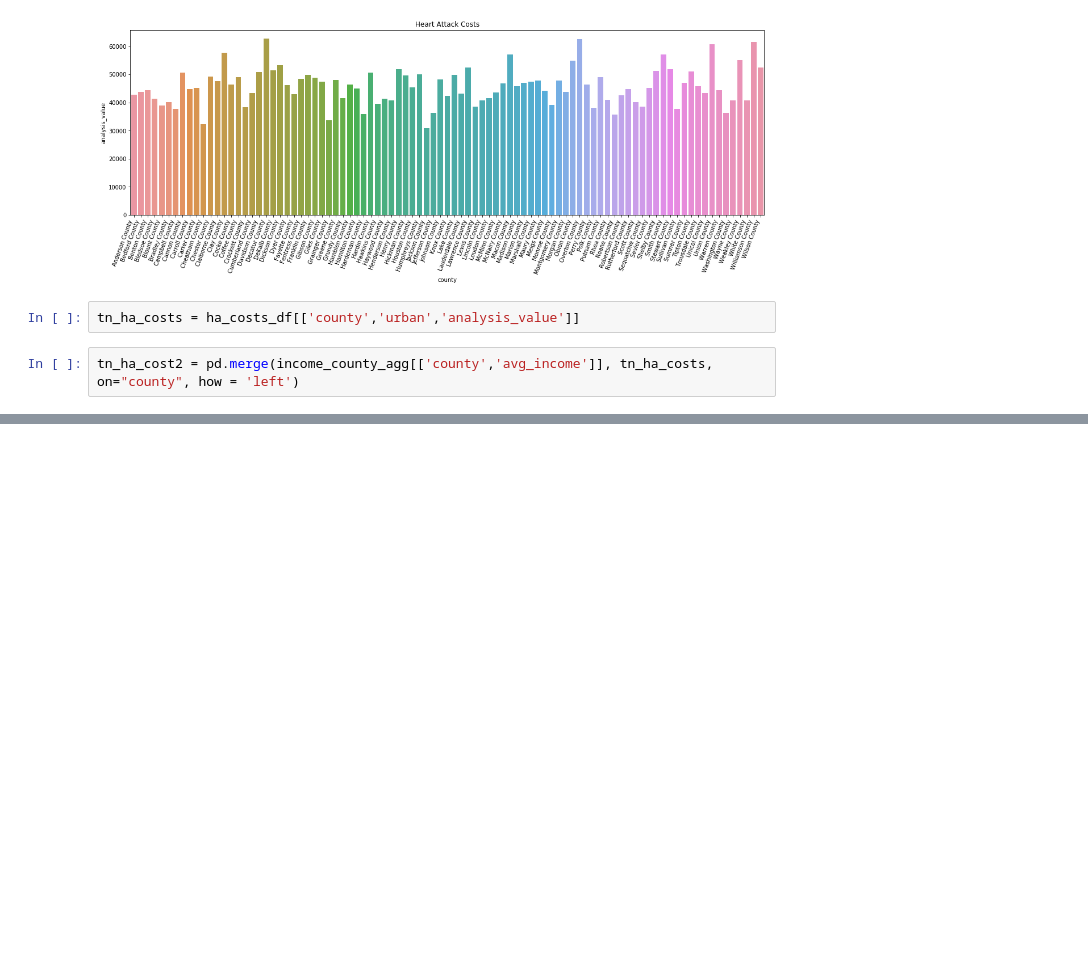
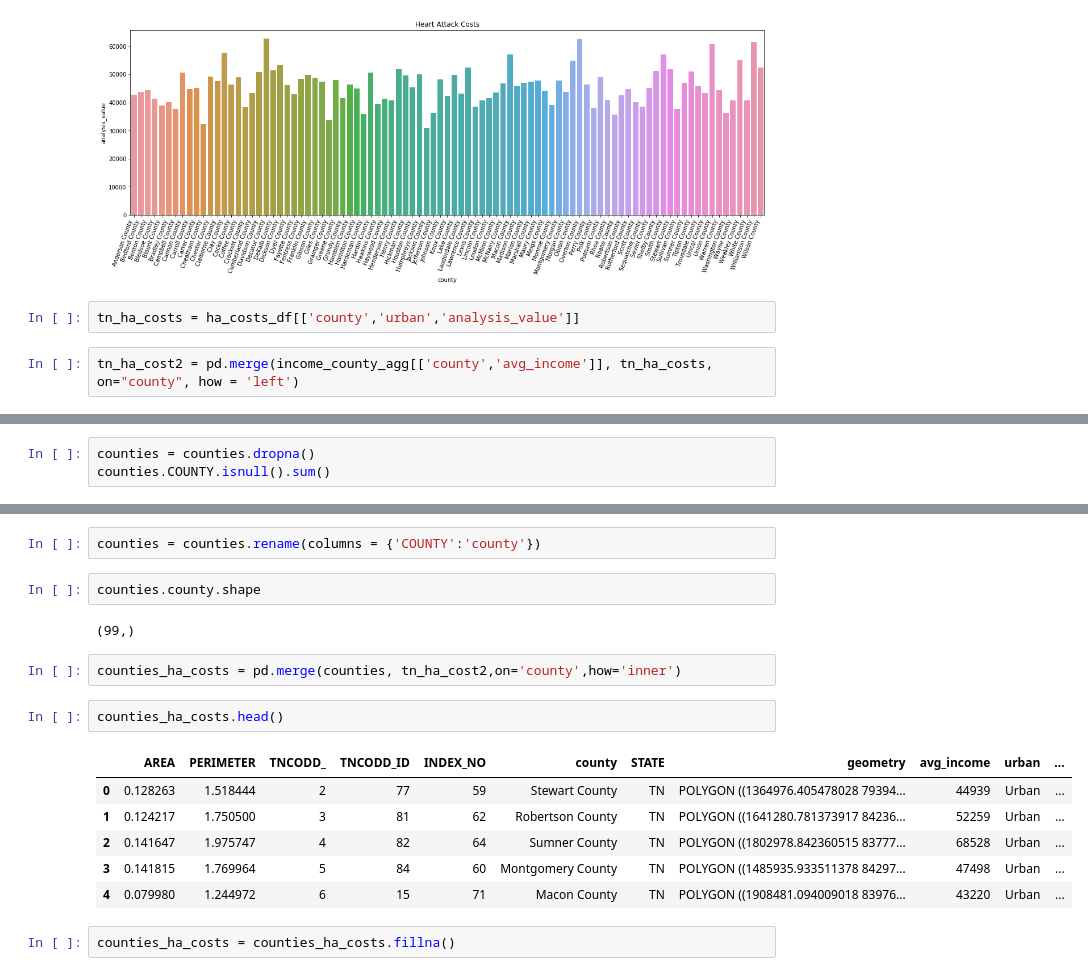
Before and after one commit to yunkaizhang/vanderbilt-data-essentials-cohort-2, a Jupyter notebook: code/YZ_code.ipynb, the cells around one changed output, grey strips where cells are left out. Cells and saved outputs as stored; diff of their text form; blank space fills up the shorter version.

```diff
--- a/code/YZ_code.ipynb
+++ b/code/YZ_code.ipynb
@@ -337,0 +380,3 @@ dtype: int64
+# %%
+counties = counties.dropna()
+counties.COUNTY.isnull().sum()
@@ -337,0 +396,19 @@ dtype: int64
+# %%
+counties = counties.rename(columns = {'COUNTY':'county'})
+# %%
+counties.county.shape
+# %% [output]
+(99,)
+# %%
+counties_ha_costs = pd.merge(counties, tn_ha_cost2,on='county',how='inner')
+# %%
+counties_ha_costs.head()
+# %% [output]
+|  | AREA | PERIMETER | TNCODD_ | TNCODD_ID | INDEX_NO | county | STATE | geometry | avg_income | urban | ... |
+| 0 | 0.128263 | 1.518444 | 2 | 77 | 59 | Stewart County | TN | POLYGON ((1364976.405478028 79394... | 44939 | Urban | ... |
+| 1 | 0.124217 | 1.750500 | 3 | 81 | 62 | Robertson County | TN | POLYGON ((1641280.781373917 84236... | 52259 | Urban | ... |
+| 2 | 0.141647 | 1.975747 | 4 | 82 | 64 | Sumner County | TN | POLYGON ((1802978.842360515 83777... | 68528 | Urban | ... |
+| 3 | 0.141815 | 1.769964 | 5 | 84 | 60 | Montgomery County | TN | POLYGON ((1485935.933511378 84297... | 47498 | Urban | ... |
+| 4 | 0.079980 | 1.244972 | 6 | 15 | 71 | Macon County | TN | POLYGON ((1908481.094009018 83976... | 43220 | Urban | ... |
+# %%
+counties_ha_costs = counties_ha_costs.fillna()
```
Also changed, not shown: parts of 14 cells of this notebook, 7 other files.
